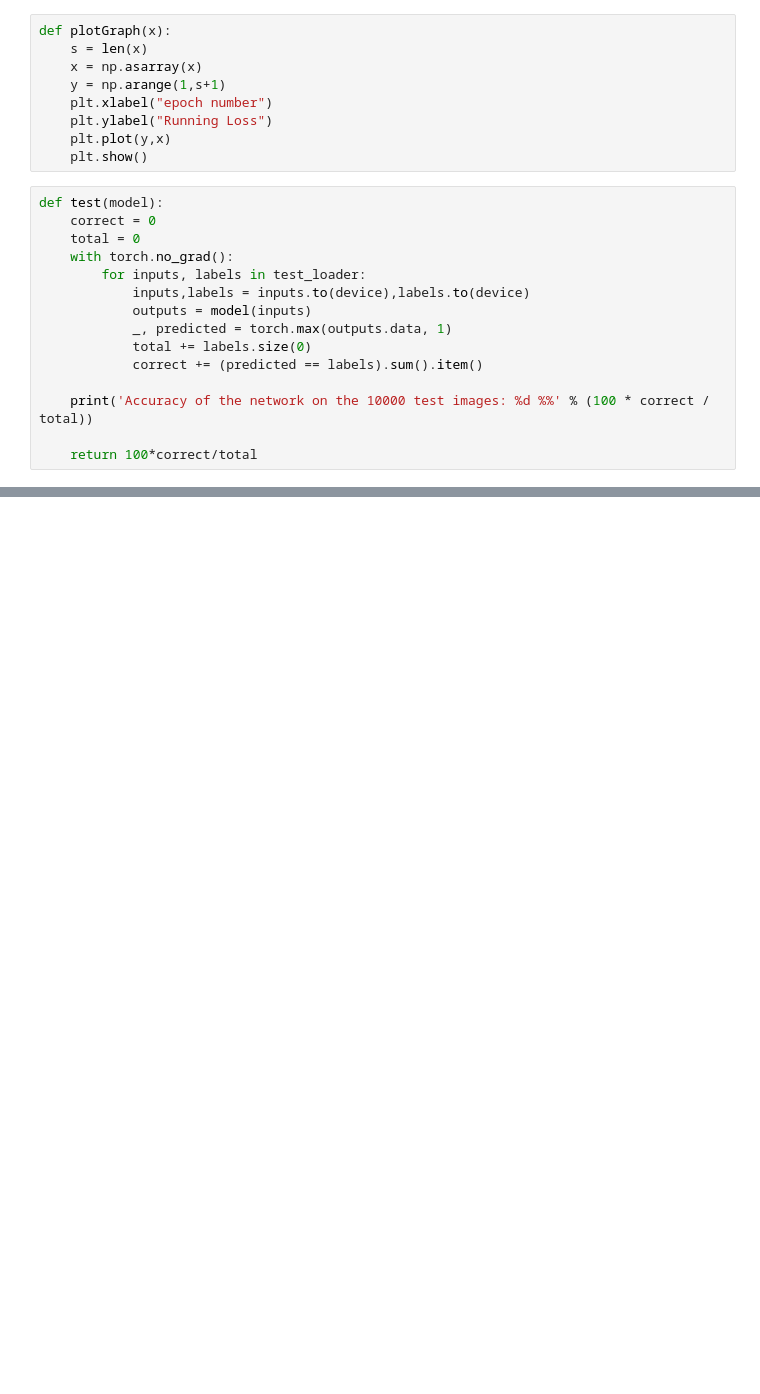
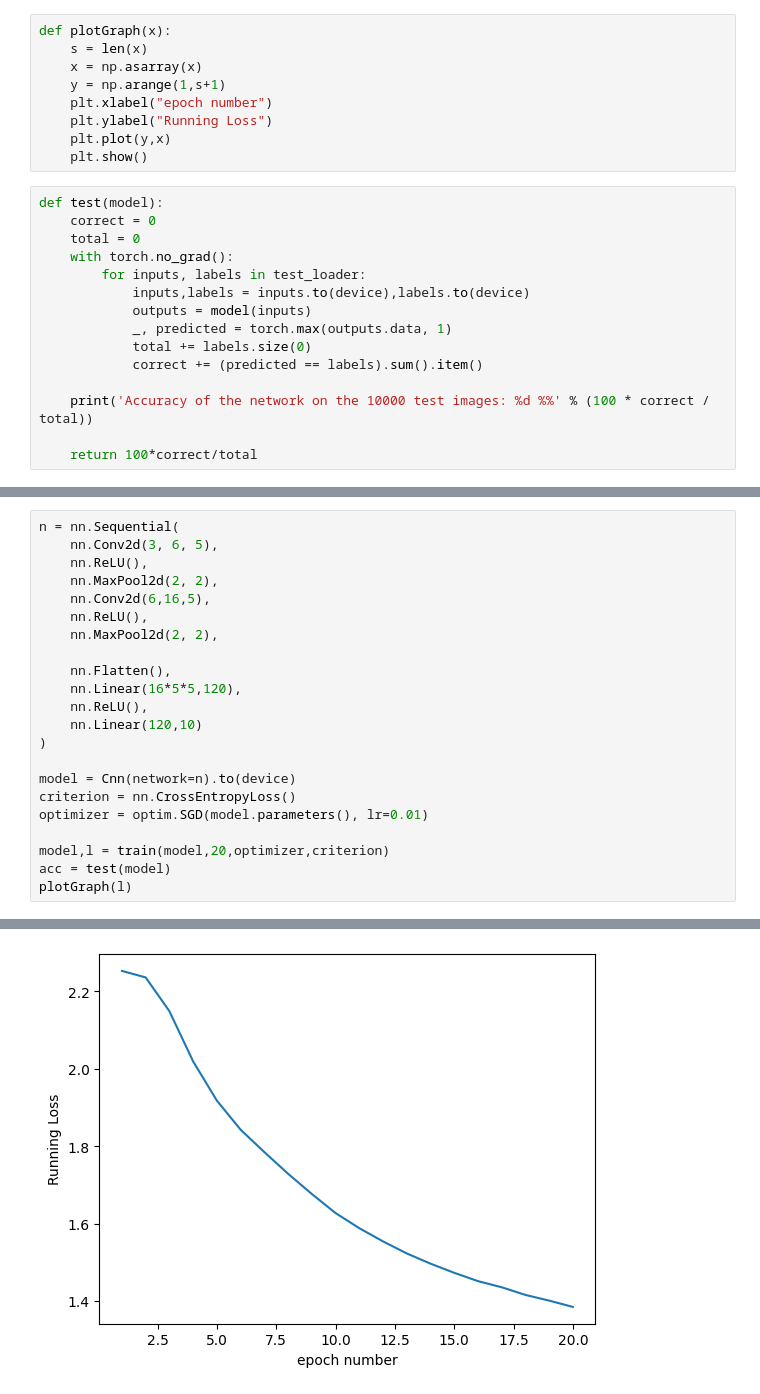
Before and after one commit to Shubhanshu1902/VR-miniproject, a Jupyter notebook: Q1/Q1.ipynb, the cells around one changed output, grey strips where cells are left out. Cells and saved outputs as stored; diff of their text form; blank space fills up the shorter version.

Commit message:
Final models

```diff
--- a/Q1/Q1.ipynb
+++ b/Q1/Q1.ipynb
@@ -247,0 +356,23 @@ plotGraph(l)
+# %%
+n = nn.Sequential(
+    nn.Conv2d(3, 6, 5),
+    nn.ReLU(),
+    nn.MaxPool2d(2, 2),
+    nn.Conv2d(6,16,5),
+    nn.ReLU(),
+    nn.MaxPool2d(2, 2),
+
+    nn.Flatten(),
+    nn.Linear(16*5*5,120),
+    nn.ReLU(),
+    nn.Linear(120,10)
+)
+
+model = Cnn(network=n).to(device)
+criterion = nn.CrossEntropyLoss()
+optimizer = optim.SGD(model.parameters(), lr=0.01)
+
+model,l = train(model,20,optimizer,criterion)
+acc = test(model)
+plotGraph(l)
+# %% [output]
@@ -247,0 +396 @@ plotGraph(l)
+[figure, added]
```
Also changed, not shown: parts of 35 cells of this notebook.
